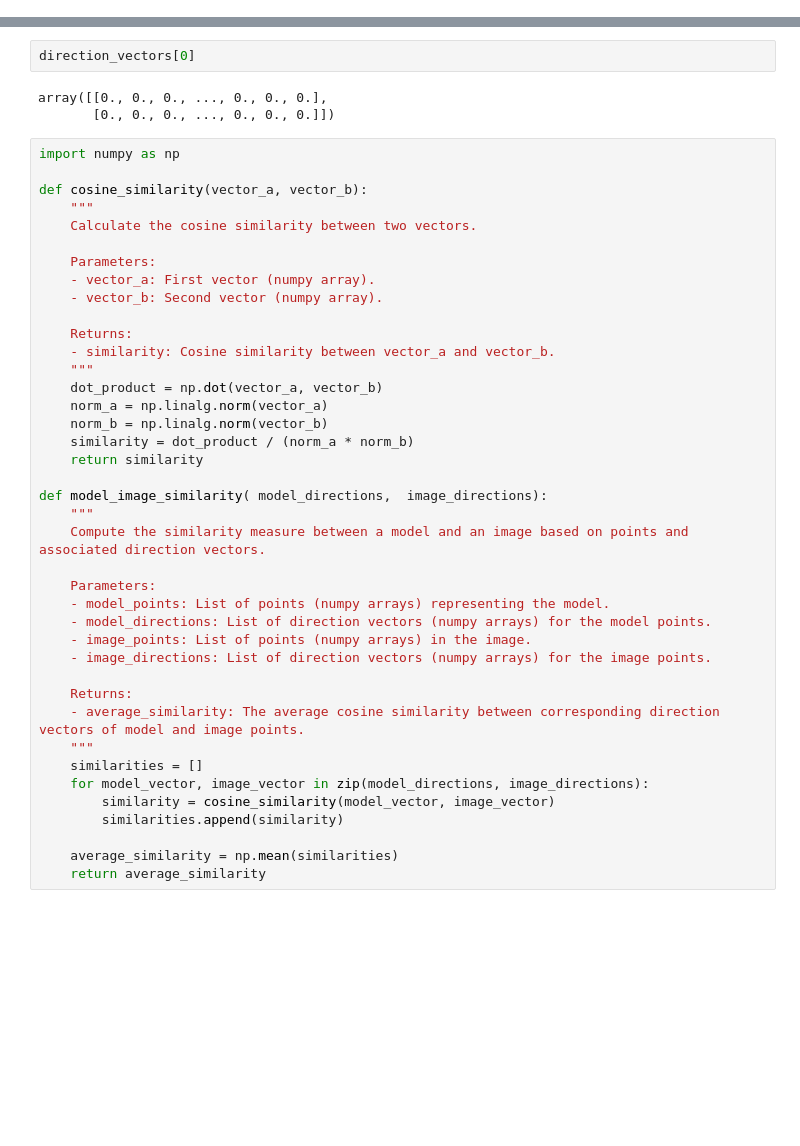
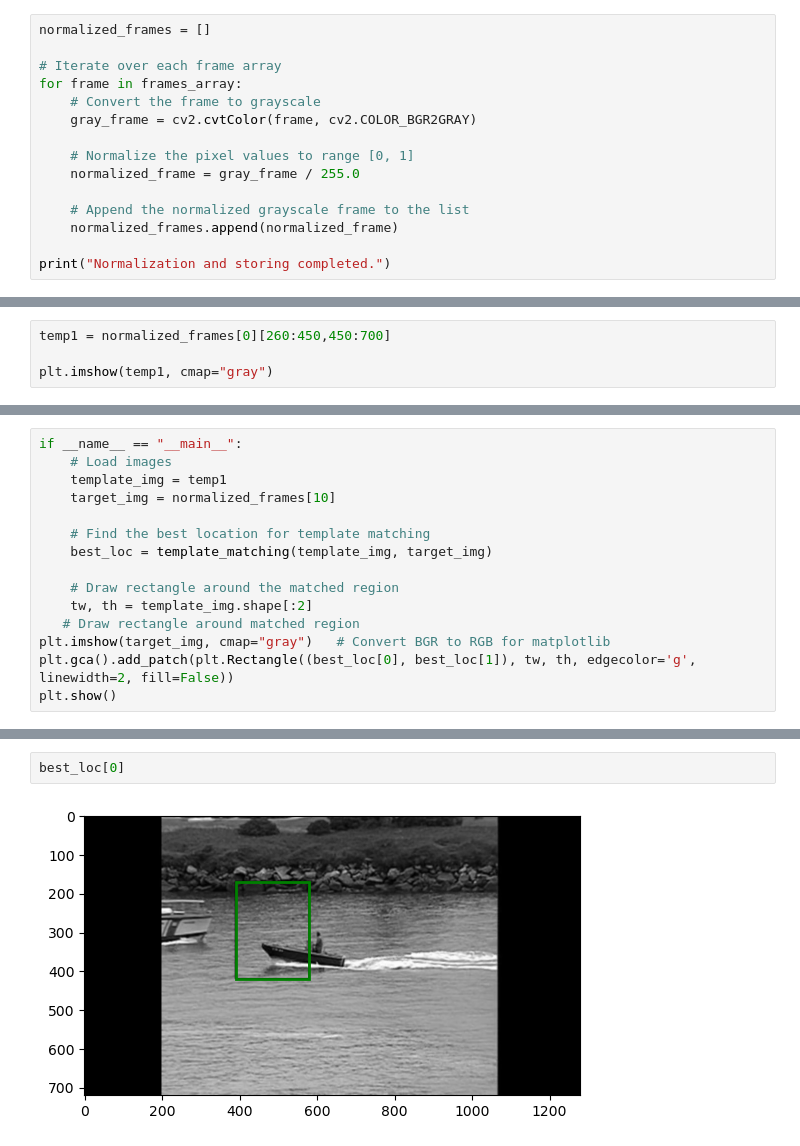
Before and after one commit to ndupont960/EtudesTechniques11, a Jupyter notebook: direction_vectors_model.ipynb, the cells around one changed output, grey strips where cells are left out. Drawn from its saved outputs; the diff is of its cells as text; blank space fills up the shorter version.

```diff
--- a/direction_vectors_model.ipynb
+++ b/direction_vectors_model.ipynb
@@ -45,0 +169,15 @@ direction_vectors = assign_direction_vectors(edges)
+# %%
+normalized_frames = []
+
+# Iterate over each frame array
+for frame in frames_array:
+    # Convert the frame to grayscale
+    gray_frame = cv2.cvtColor(frame, cv2.COLOR_BGR2GRAY)
+
+    # Normalize the pixel values to range [0, 1]
+    normalized_frame = gray_frame / 255.0
+
+    # Append the normalized grayscale frame to the list
+    normalized_frames.append(normalized_frame)
+
+print("Normalization and storing completed.")
@@ -45,0 +186,4 @@ direction_vectors = assign_direction_vectors(edges)
+# %%
+temp1 = normalized_frames[0][260:450,450:700]
+
+plt.imshow(temp1, cmap="gray")
@@ -45,0 +198,15 @@ direction_vectors = assign_direction_vectors(edges)
+# %%
+if __name__ == "__main__":
+    # Load images
+    template_img = temp1
+    target_img = normalized_frames[10]
+
+    # Find the best location for template matching
+    best_loc = template_matching(template_img, target_img)
+
+    # Draw rectangle around the matched region
+    tw, th = template_img.shape[:2]
+   # Draw rectangle around matched region
+plt.imshow(target_img, cmap="gray")   # Convert BGR to RGB for matplotlib
+plt.gca().add_patch(plt.Rectangle((best_loc[0], best_loc[1]), tw, th, edgecolor='g', linewidth=2, fill=False))
+plt.show()
@@ -46,45 +233,4 @@ direction_vectors = assign_direction_vectors(edges)
 # %%
-direction_vectors[0]
+best_loc[0]
 # %% [output]
-array([[0., 0., 0., ..., 0., 0., 0.],
-       [0., 0., 0., ..., 0., 0., 0.]])
+[figure, added]
-# %%
-import numpy as np
-
-def cosine_similarity(vector_a, vector_b):
-    """
-    Calculate the cosine similarity between two vectors.
-
-    Parameters:
-    - vector_a: First vector (numpy array).
-    - vector_b: Second vector (numpy array).
-
-    Returns:
-    - similarity: Cosine similarity between vector_a and vector_b.
-    """
-    dot_product = np.dot(vector_a, vector_b)
-    norm_a = np.linalg.norm(vector_a)
-    norm_b = np.linalg.norm(vector_b)
-    similarity = dot_product / (norm_a * norm_b)
-    return similarity
-
-def model_image_similarity( model_directions,  image_directions):
-    """
-    Compute the similarity measure between a model and an image based on points and associated direction vectors.
-
-    Parameters:
-    - model_points: List of points (numpy arrays) representing the model.
-    - model_directions: List of direction vectors (numpy arrays) for the model points.
-    - image_points: List of points (numpy arrays) in the image.
-    - image_directions: List of direction vectors (numpy arrays) for the image points.
-
-    Returns:
-    - average_similarity: The average cosine similarity between corresponding direction vectors of model and image points.
-    """
-    similarities = []
-    for model_vector, image_vector in zip(model_directions, image_directions):
-        similarity = cosine_similarity(model_vector, image_vector)
-        similarities.append(similarity)
-
-    average_similarity = np.mean(similarities)
-    return average_similarity
```
Also changed, not shown: parts of 11 cells of this notebook, 1 other file.
